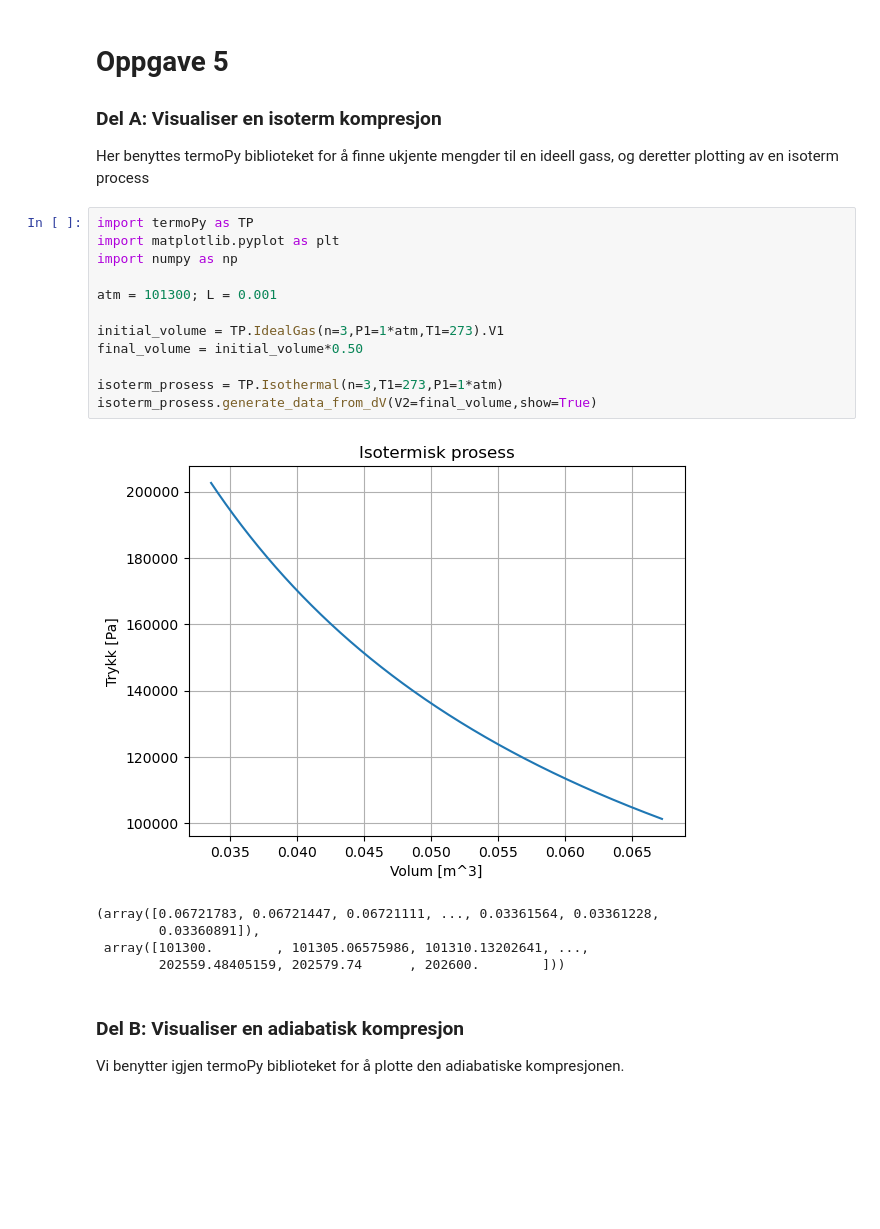
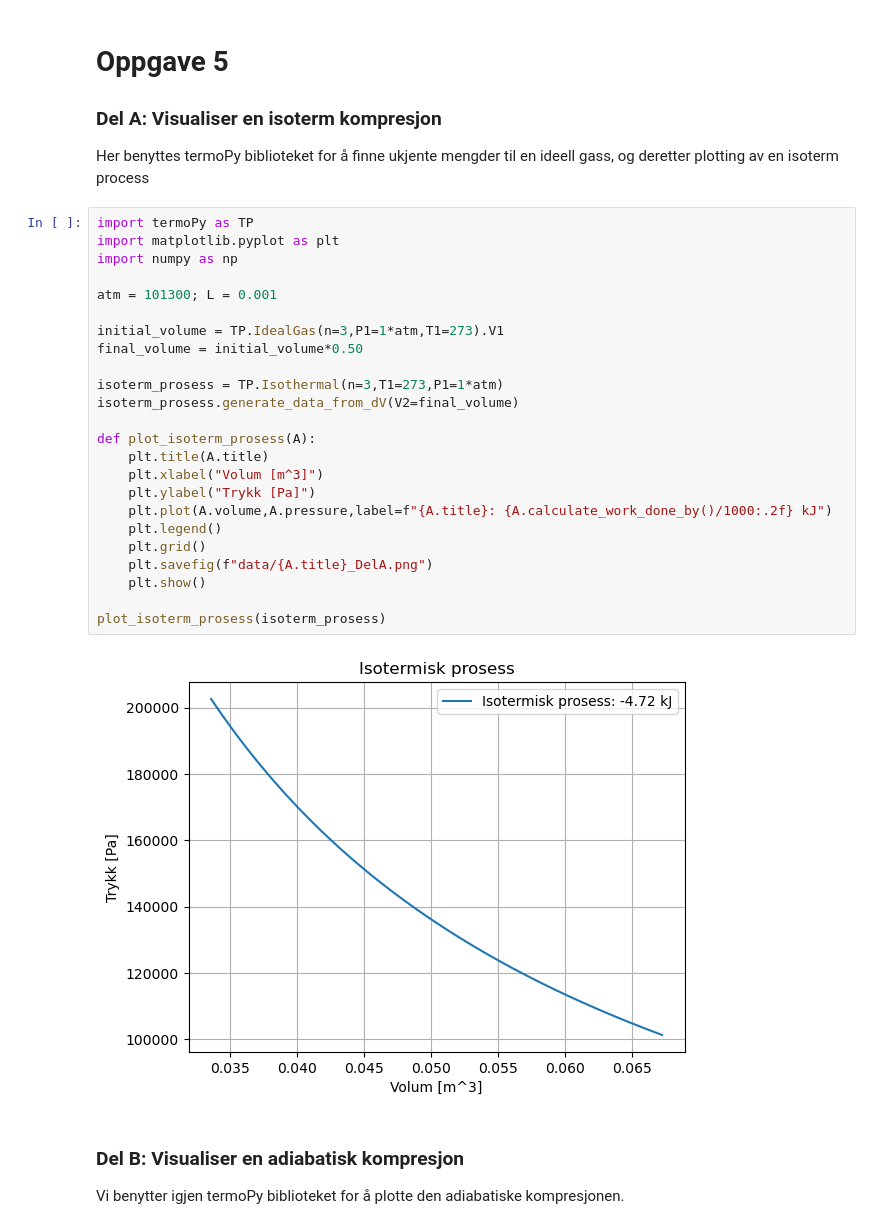
Before and after one commit to Tycho887/FYS102_FYS155, a Jupyter notebook: kollokvie_termo_oppgave5.ipynb, the cells around one changed output. Drawn from its saved outputs; the diff is of its cells as text; blank space fills up the shorter version.

```diff
--- a/kollokvie_termo_oppgave5.ipynb
+++ b/kollokvie_termo_oppgave5.ipynb
@@ -7,21 +7,29 @@ Her benyttes termoPy biblioteket for å finne ukjente mengder til en ideell gass
 # %%
 import termoPy as TP
 import matplotlib.pyplot as plt
 import numpy as np
 
 atm = 101300; L = 0.001
 
 initial_volume = TP.IdealGas(n=3,P1=1*atm,T1=273).V1
 final_volume = initial_volume*0.50
 
 isoterm_prosess = TP.Isothermal(n=3,T1=273,P1=1*atm)
-isoterm_prosess.generate_data_from_dV(V2=final_volume,show=True)
+isoterm_prosess.generate_data_from_dV(V2=final_volume)
+
+def plot_isoterm_prosess(A):
+    plt.title(A.title)
+    plt.xlabel("Volum [m^3]")
+    plt.ylabel("Trykk [Pa]")
+    plt.plot(A.volume,A.pressure,label=f"{A.title}: {A.calculate_work_done_by()/1000:.2f} kJ")
+    plt.legend()
+    plt.grid()
+    plt.savefig(f"data/{A.title}_DelA.png")
+    plt.show()
+
+plot_isoterm_prosess(isoterm_prosess)
 # %% [output]
-[figure, old version]
+[figure, new version]
-(array([0.06721783, 0.06721447, 0.06721111, ..., 0.03361564, 0.03361228,
-        0.03360891]),
- array([101300.        , 101305.06575986, 101310.13202641, ...,
-        202559.48405159, 202579.74      , 202600.        ]))
 # %% [markdown]
 <h3>Del B: Visualiser en adiabatisk kompresjon</h3>
 
```
Also changed, not shown: parts of 2 cells of this notebook, 6 other files.
